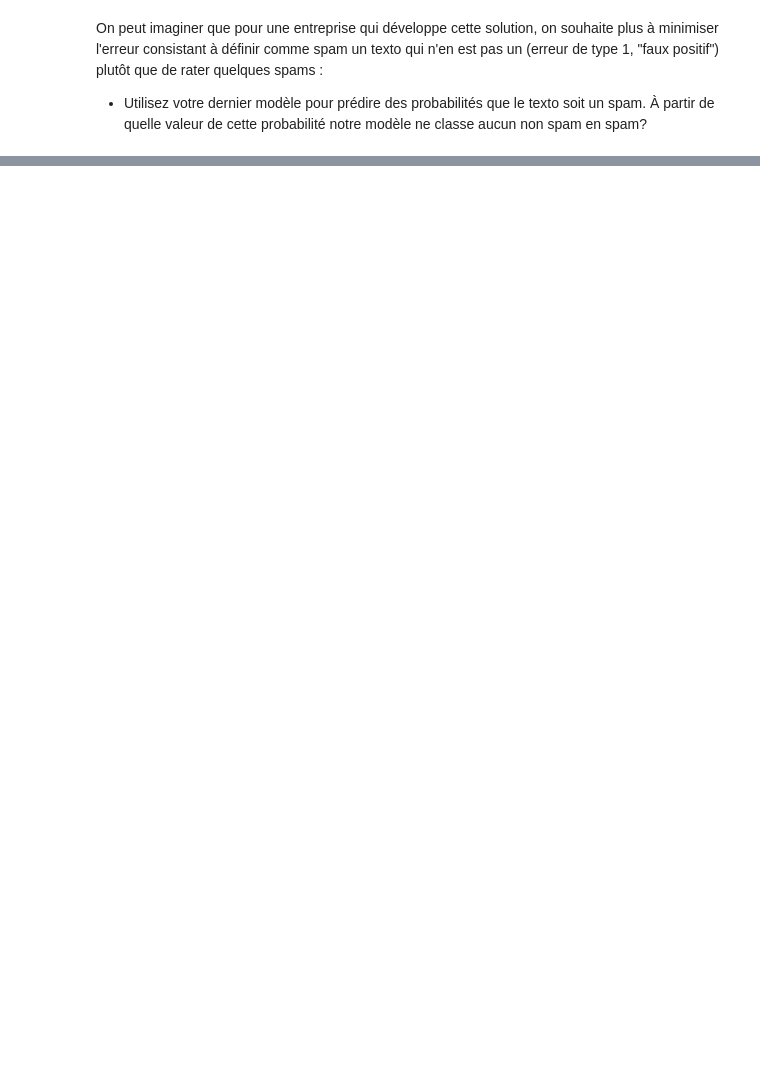
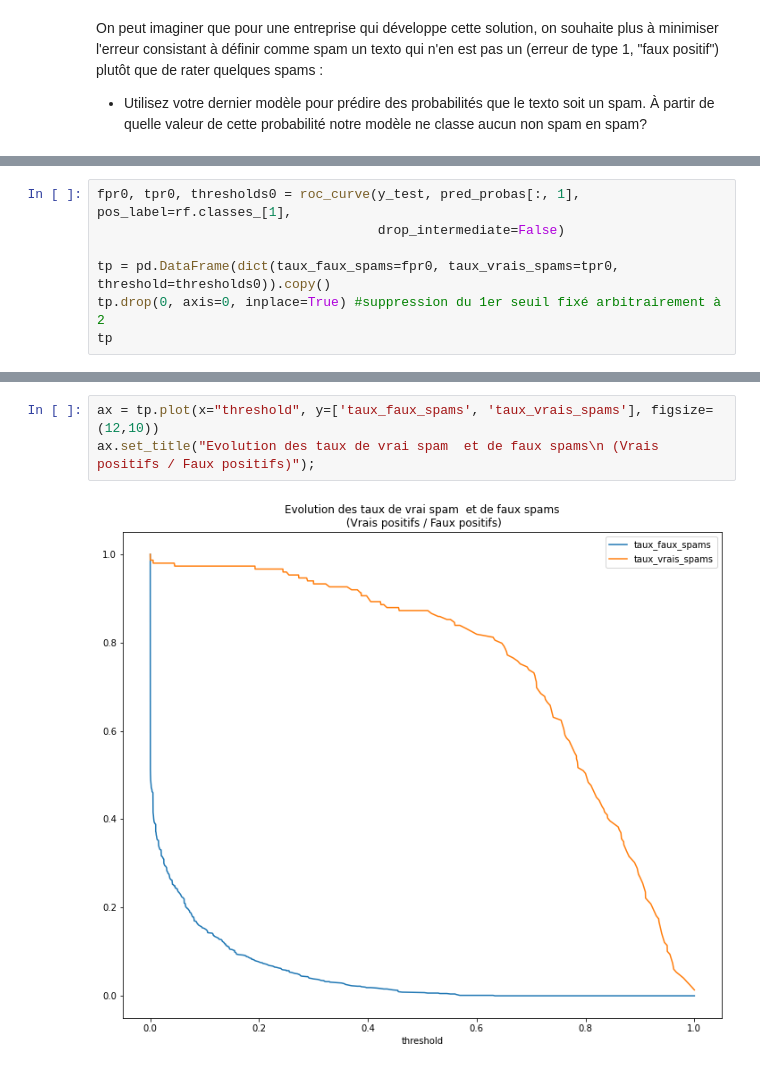
Before and after one commit to louiskuhn/IA-P2-Euskadi, a Jupyter notebook: Ressources/Machine Learning/NLP/3. NLP_classification textos.ipynb, the cells around one changed output, grey strips where cells are left out. Saved outputs shown, nothing was run; the diff lists cells and outputs as text; blank space fills up the shorter version.

```diff
--- a/Ressources/Machine Learning/NLP/3. NLP_classification textos.ipynb
+++ b/Ressources/Machine Learning/NLP/3. NLP_classification textos.ipynb
@@ -261,0 +342,7 @@ On peut imaginer que pour une entreprise qui développe cette solution, on souha
+# %%
+fpr0, tpr0, thresholds0 = roc_curve(y_test, pred_probas[:, 1], pos_label=rf.classes_[1],
+                                    drop_intermediate=False)
+
+tp = pd.DataFrame(dict(taux_faux_spams=fpr0, taux_vrais_spams=tpr0, threshold=thresholds0)).copy()
+tp.drop(0, axis=0, inplace=True) #suppression du 1er seuil fixé arbitrairement à 2
+tp
@@ -261,0 +363,5 @@ On peut imaginer que pour une entreprise qui développe cette solution, on souha
+# %%
+ax = tp.plot(x="threshold", y=['taux_faux_spams', 'taux_vrais_spams'], figsize=(12,10))
+ax.set_title("Evolution des taux de vrai spam  et de faux spams\n (Vrais positifs / Faux positifs)");
+# %% [output]
+[figure, added]
```
Also changed, not shown: parts of 13 cells of this notebook, 2 other files.
